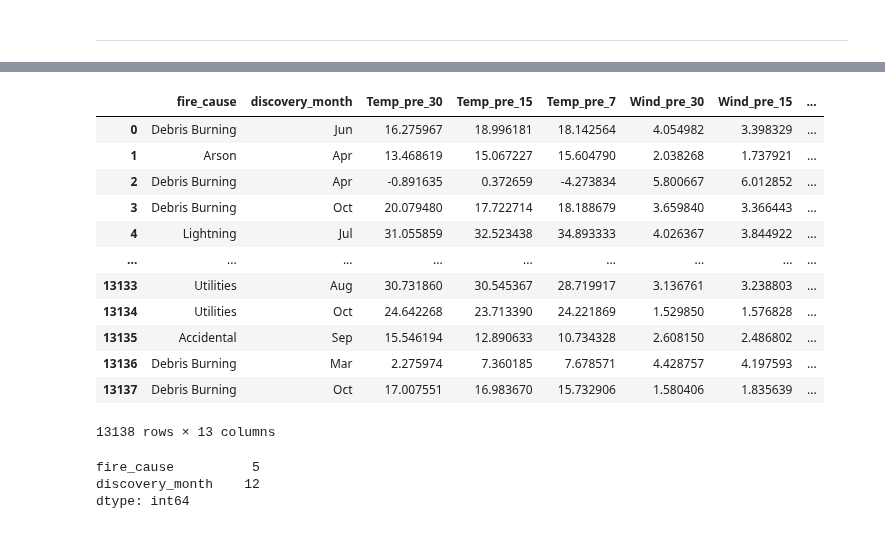
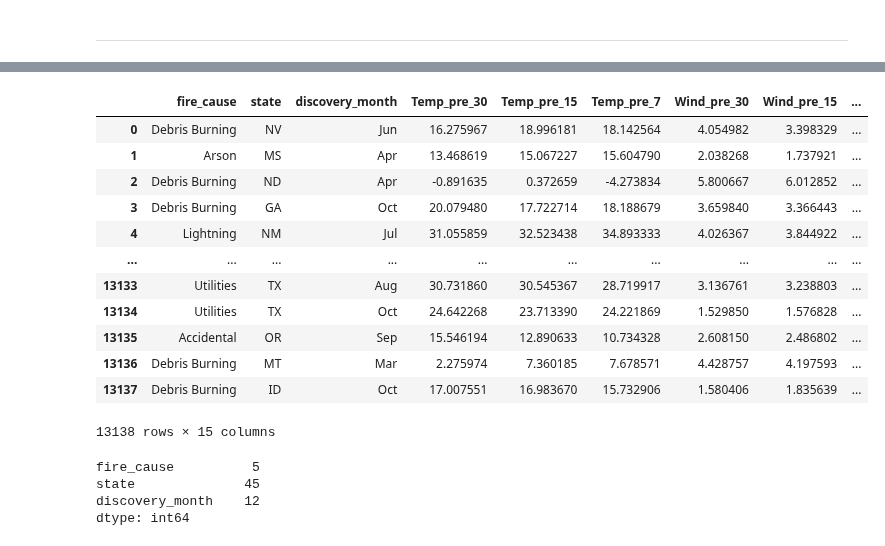
Before and after one commit to goatgirl86/Final_Project_Wildfires, a Jupyter notebook: NN.ipynb, the cells around one changed output, grey strips where cells are left out. Saved outputs shown, nothing was run; the diff lists cells and outputs as text; code cells hidden in the pictures.

```diff
--- a/NN.ipynb
+++ b/NN.ipynb
@@ -300,28 +336,29 @@ df.head()
 # %%
-df.drop(columns=["Unnamed: 0", "fire_id", "fire_size", "latitude", "longitude", "state", "year"],inplace=True)
+df.drop(columns=["Unnamed: 0", "fire_id", "fire_size", "latitude", "longitude"],inplace=True)
 df
 # %% [output]
-|  | fire_cause | discovery_month | Temp_pre_30 | Temp_pre_15 | Temp_pre_7 | Wind_pre_30 | Wind_pre_15 | ... |
-| 0 | Debris Burning | Jun | 16.275967 | 18.996181 | 18.142564 | 4.054982 | 3.398329 | ... |
-| 1 | Arson | Apr | 13.468619 | 15.067227 | 15.604790 | 2.038268 | 1.737921 | ... |
-| 2 | Debris Burning | Apr | -0.891635 | 0.372659 | -4.273834 | 5.800667 | 6.012852 | ... |
-| 3 | Debris Burning | Oct | 20.079480 | 17.722714 | 18.188679 | 3.659840 | 3.366443 | ... |
-| 4 | Lightning | Jul | 31.055859 | 32.523438 | 34.893333 | 4.026367 | 3.844922 | ... |
-| ... | ... | ... | ... | ... | ... | ... | ... | ... |
-| 13133 | Utilities | Aug | 30.731860 | 30.545367 | 28.719917 | 3.136761 | 3.238803 | ... |
-| 13134 | Utilities | Oct | 24.642268 | 23.713390 | 24.221869 | 1.529850 | 1.576828 | ... |
-| 13135 | Accidental | Sep | 15.546194 | 12.890633 | 10.734328 | 2.608150 | 2.486802 | ... |
-| 13136 | Debris Burning | Mar | 2.275974 | 7.360185 | 7.678571 | 4.428757 | 4.197593 | ... |
-| 13137 | Debris Burning | Oct | 17.007551 | 16.983670 | 15.732906 | 1.580406 | 1.835639 | ... |
+|  | fire_cause | state | discovery_month | Temp_pre_30 | Temp_pre_15 | Temp_pre_7 | Wind_pre_30 | Wind_pre_15 | ... |
+| 0 | Debris Burning | NV | Jun | 16.275967 | 18.996181 | 18.142564 | 4.054982 | 3.398329 | ... |
+| 1 | Arson | MS | Apr | 13.468619 | 15.067227 | 15.604790 | 2.038268 | 1.737921 | ... |
+| 2 | Debris Burning | ND | Apr | -0.891635 | 0.372659 | -4.273834 | 5.800667 | 6.012852 | ... |
+| 3 | Debris Burning | GA | Oct | 20.079480 | 17.722714 | 18.188679 | 3.659840 | 3.366443 | ... |
+| 4 | Lightning | NM | Jul | 31.055859 | 32.523438 | 34.893333 | 4.026367 | 3.844922 | ... |
+| ... | ... | ... | ... | ... | ... | ... | ... | ... | ... |
+| 13133 | Utilities | TX | Aug | 30.731860 | 30.545367 | 28.719917 | 3.136761 | 3.238803 | ... |
+| 13134 | Utilities | TX | Oct | 24.642268 | 23.713390 | 24.221869 | 1.529850 | 1.576828 | ... |
+| 13135 | Accidental | OR | Sep | 15.546194 | 12.890633 | 10.734328 | 2.608150 | 2.486802 | ... |
+| 13136 | Debris Burning | MT | Mar | 2.275974 | 7.360185 | 7.678571 | 4.428757 | 4.197593 | ... |
+| 13137 | Debris Burning | ID | Oct | 17.007551 | 16.983670 | 15.732906 | 1.580406 | 1.835639 | ... |
-13138 rows × 13 columns
+13138 rows × 15 columns
 # %%
 # Generate our categorical variable list
 #cat = df.dtypes[df.dtypes == "object"].index.tolist()
-cat=['fire_cause', 'discovery_month']
+cat=['fire_cause', "state", "discovery_month"]
 
 # Check the number of unique values in each column
 df[cat].nunique()
 # %% [output]
 fire_cause          5
+state              45
 discovery_month    12
 dtype: int64
```
Also changed, not shown: parts of 49 cells of this notebook.
